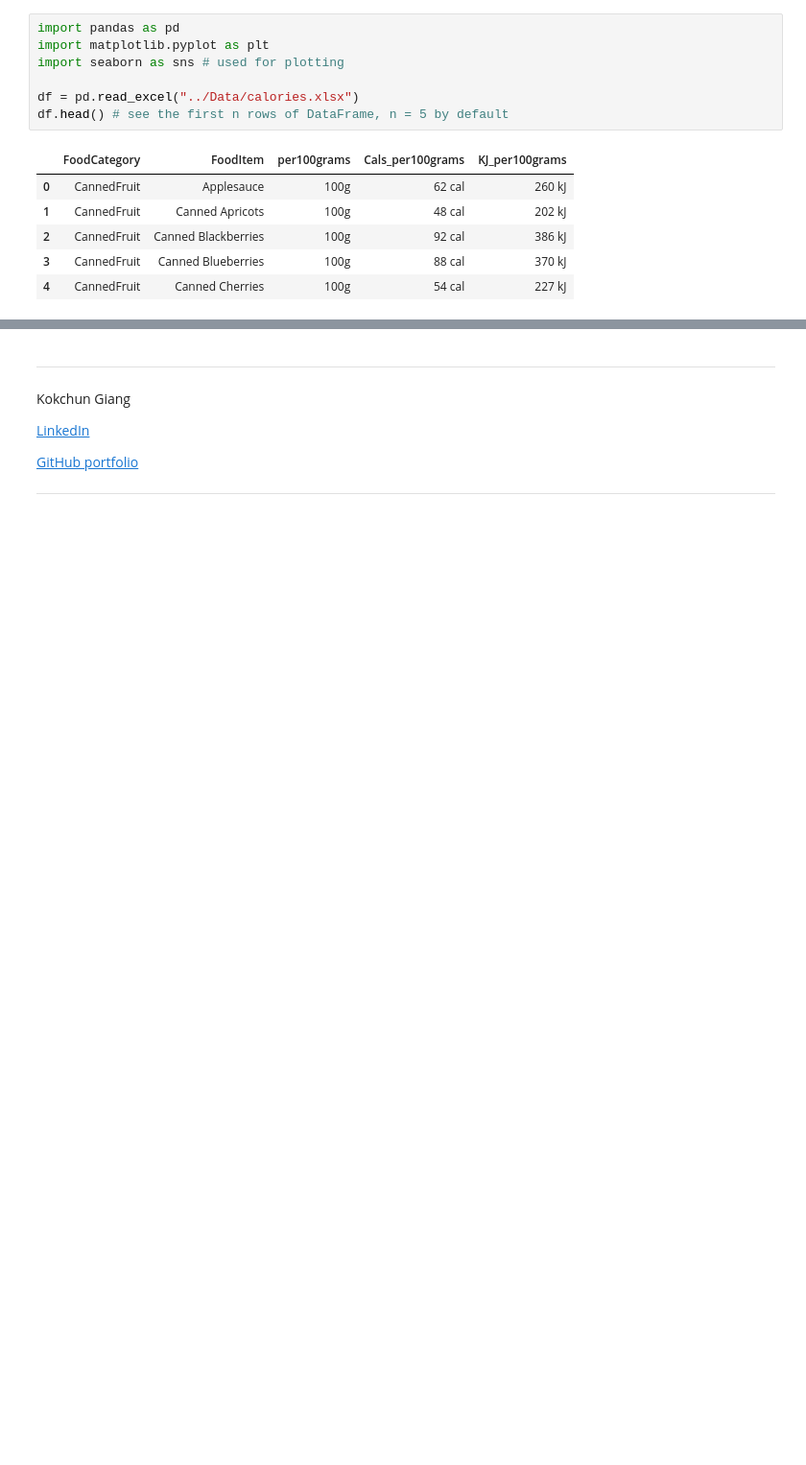
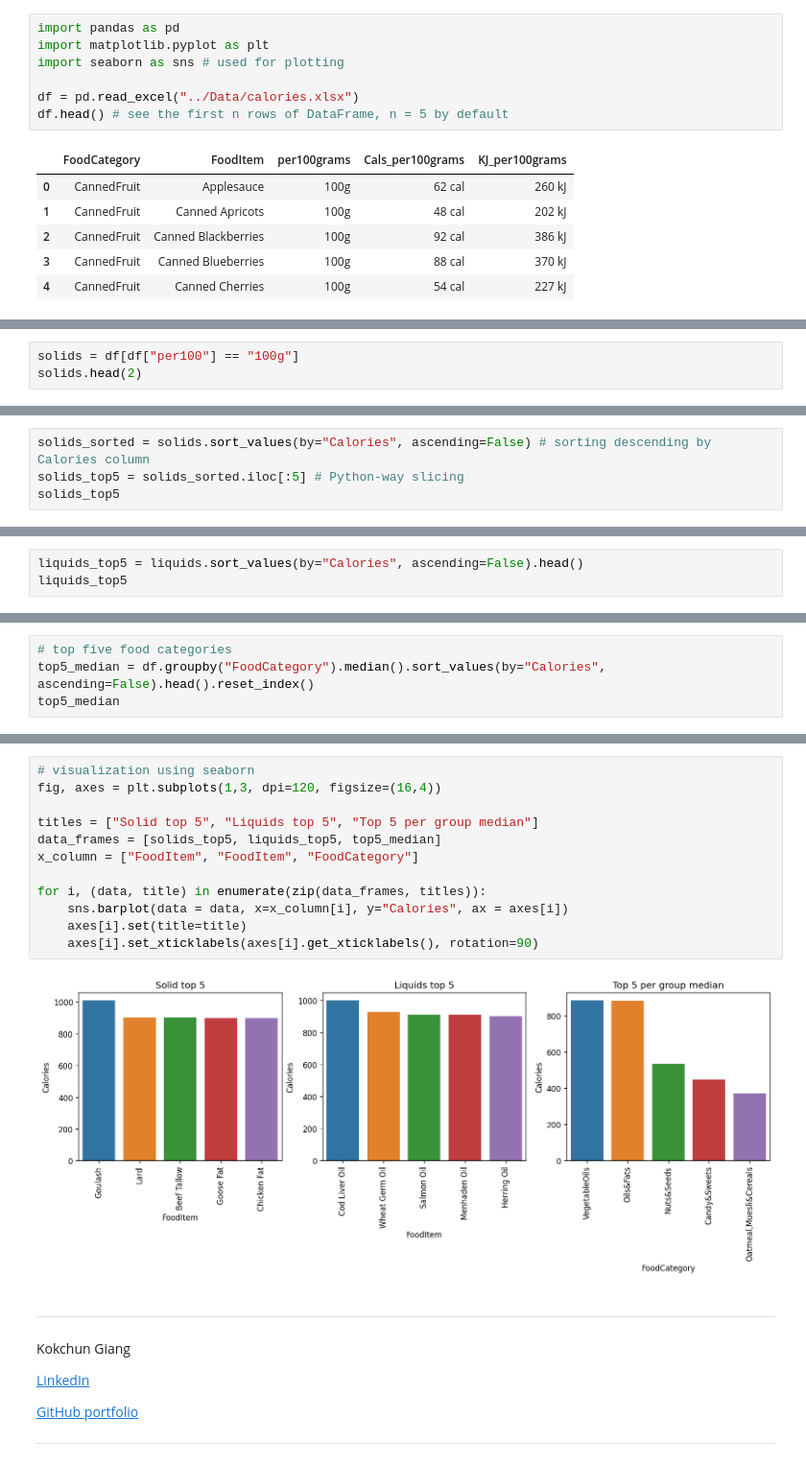
Before and after one commit to kokchun/Databehandling, a Jupyter notebook: Lectures/L0-pandas-basics.ipynb, the cells around one changed output, grey strips where cells are left out. Shown at 96% size. Cells and saved outputs as stored; diff of their text form; blank space fills up the shorter version.

```diff
--- a/Lectures/L0-pandas-basics.ipynb
+++ b/Lectures/L0-pandas-basics.ipynb
@@ -290,0 +313,3 @@ Name: Calories, dtype: int32
+# %%
+solids = df[df["per100"] == "100g"]
+solids.head(2)
@@ -290,0 +323,4 @@ Name: Calories, dtype: int32
+# %%
+solids_sorted = solids.sort_values(by="Calories", ascending=False) # sorting descending by Calories column
+solids_top5 = solids_sorted.iloc[:5] # Python-way slicing
+solids_top5
@@ -290,0 +334,3 @@ Name: Calories, dtype: int32
+# %%
+liquids_top5 = liquids.sort_values(by="Calories", ascending=False).head()
+liquids_top5
@@ -290,0 +344,4 @@ Name: Calories, dtype: int32
+# %%
+# top five food categories
+top5_median = df.groupby("FoodCategory").median().sort_values(by="Calories", ascending=False).head().reset_index()
+top5_median
@@ -291,3 +355,17 @@ Name: Calories, dtype: int32
+# %%
+# visualization using seaborn
+fig, axes = plt.subplots(1,3, dpi=120, figsize=(16,4))
+
+titles = ["Solid top 5", "Liquids top 5", "Top 5 per group median"]
+data_frames = [solids_top5, liquids_top5, top5_median]
+x_column = ["FoodItem", "FoodItem", "FoodCategory"]
+
+for i, (data, title) in enumerate(zip(data_frames, titles)):
+    sns.barplot(data = data, x=x_column[i], y="Calories", ax = axes[i])
+    axes[i].set(title=title)
+    axes[i].set_xticklabels(axes[i].get_xticklabels(), rotation=90)
+# %% [output]
+[figure, added]
 # %% [markdown]
 ---
 
```
Also changed, not shown: parts of 15 cells of this notebook.
